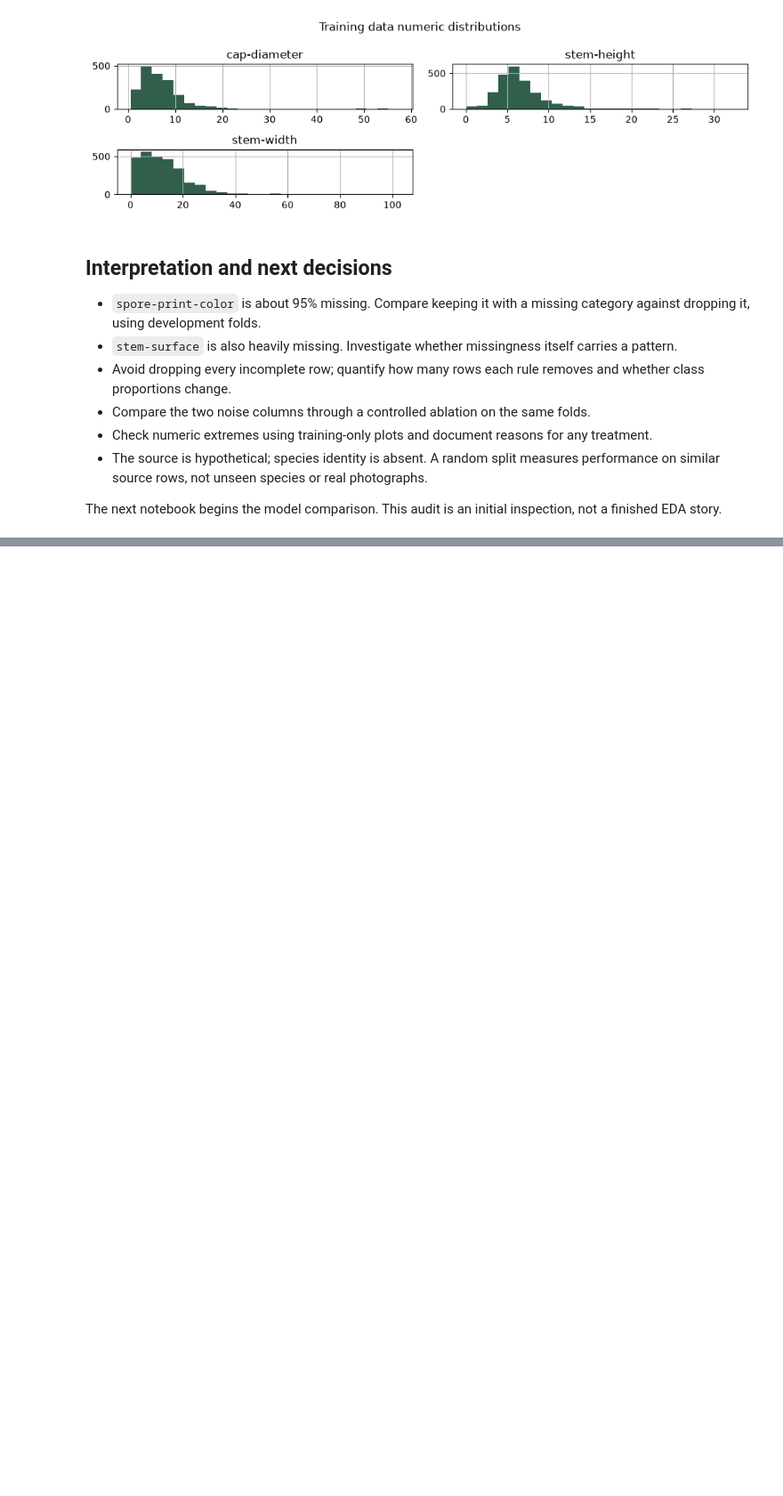
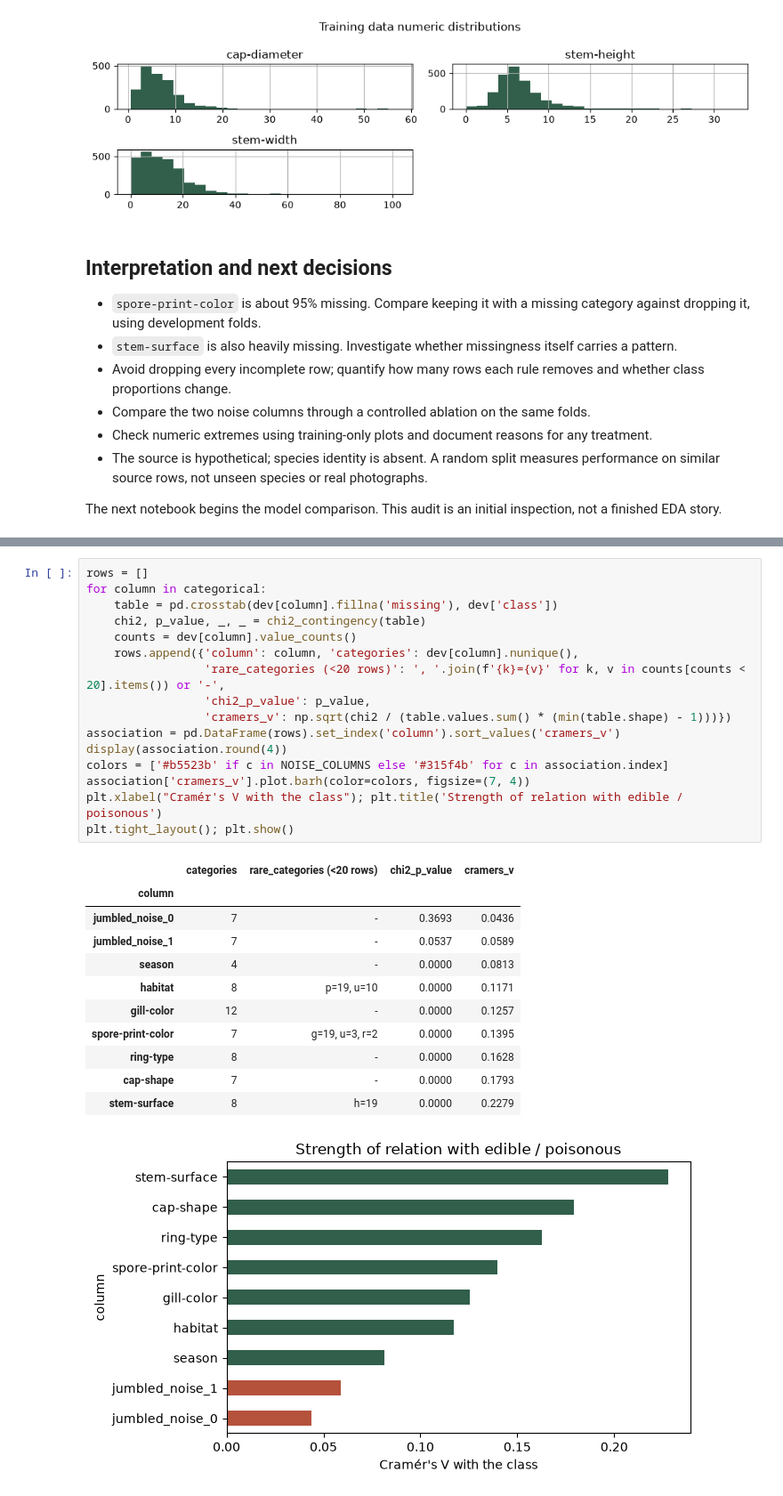
Before and after one commit to viviana-pajic/CloudAI_The-best-DL-group-in-the-world-ever, a Jupyter notebook: mushrooms/00_data_audit.ipynb, the cells around one changed output, grey strips where cells are left out. Shown at 89% size. Drawn from its saved outputs; the diff is of its cells as text; blank space fills up the shorter version.

```diff
--- a/mushrooms/00_data_audit.ipynb
+++ b/mushrooms/00_data_audit.ipynb
@@ -124,0 +317,29 @@ The next notebook begins the model comparison. This audit is an initial inspecti
+# %%
+rows = []
+for column in categorical:
+    table = pd.crosstab(dev[column].fillna('missing'), dev['class'])
+    chi2, p_value, _, _ = chi2_contingency(table)
+    counts = dev[column].value_counts()
+    rows.append({'column': column, 'categories': dev[column].nunique(),
+                 'rare_categories (<20 rows)': ', '.join(f'{k}={v}' for k, v in counts[counts < 20].items()) or '-',
+                 'chi2_p_value': p_value,
+                 'cramers_v': np.sqrt(chi2 / (table.values.sum() * (min(table.shape) - 1)))})
+association = pd.DataFrame(rows).set_index('column').sort_values('cramers_v')
+display(association.round(4))
+colors = ['#b5523b' if c in NOISE_COLUMNS else '#315f4b' for c in association.index]
+association['cramers_v'].plot.barh(color=colors, figsize=(7, 4))
+plt.xlabel("Cramér's V with the class"); plt.title('Strength of relation with edible / poisonous')
+plt.tight_layout(); plt.show()
+# %% [output]
+|  | categories | rare_categories (<20 rows) | chi2_p_value | cramers_v |
+| column |  |  |  |  |
+| jumbled_noise_0 | 7 | - | 0.3693 | 0.0436 |
+| jumbled_noise_1 | 7 | - | 0.0537 | 0.0589 |
+| season | 4 | - | 0.0000 | 0.0813 |
+| habitat | 8 | p=19, u=10 | 0.0000 | 0.1171 |
+| gill-color | 12 | - | 0.0000 | 0.1257 |
+| spore-print-color | 7 | g=19, u=3, r=2 | 0.0000 | 0.1395 |
+| ring-type | 8 | - | 0.0000 | 0.1628 |
+| cap-shape | 7 | - | 0.0000 | 0.1793 |
+| stem-surface | 8 | h=19 | 0.0000 | 0.2279 |
+[figure, added]
```
Also changed, not shown: parts of 28 cells of this notebook, 5 other files.
